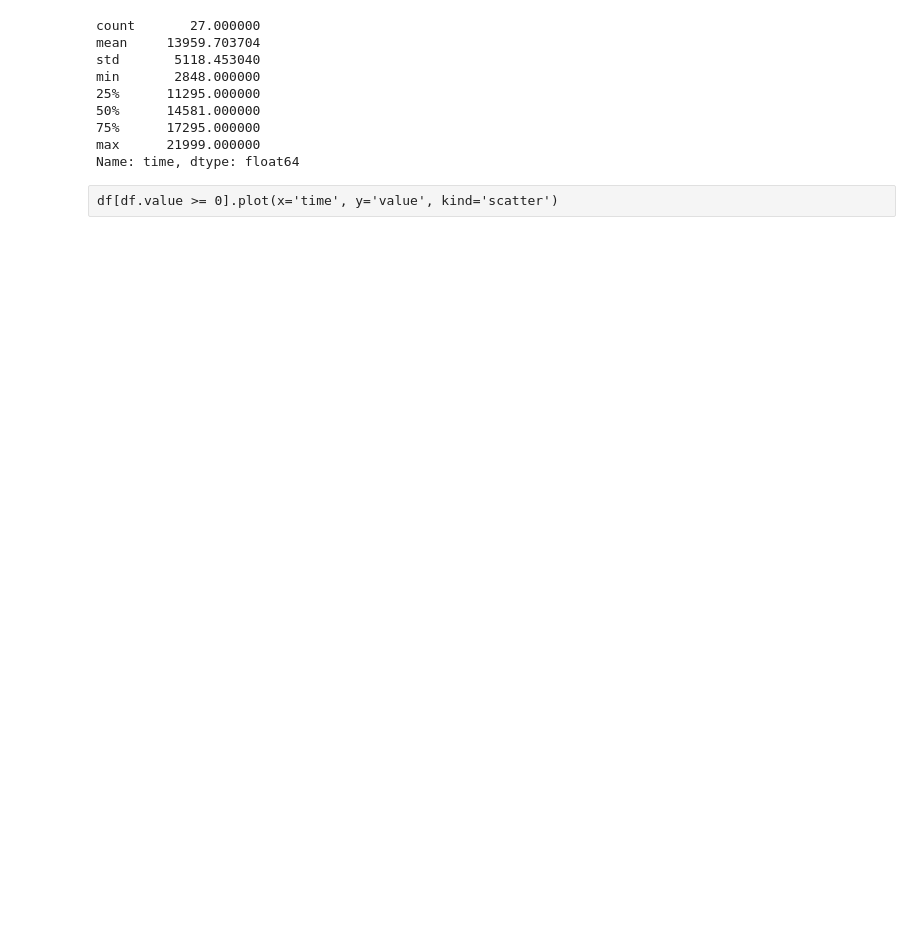
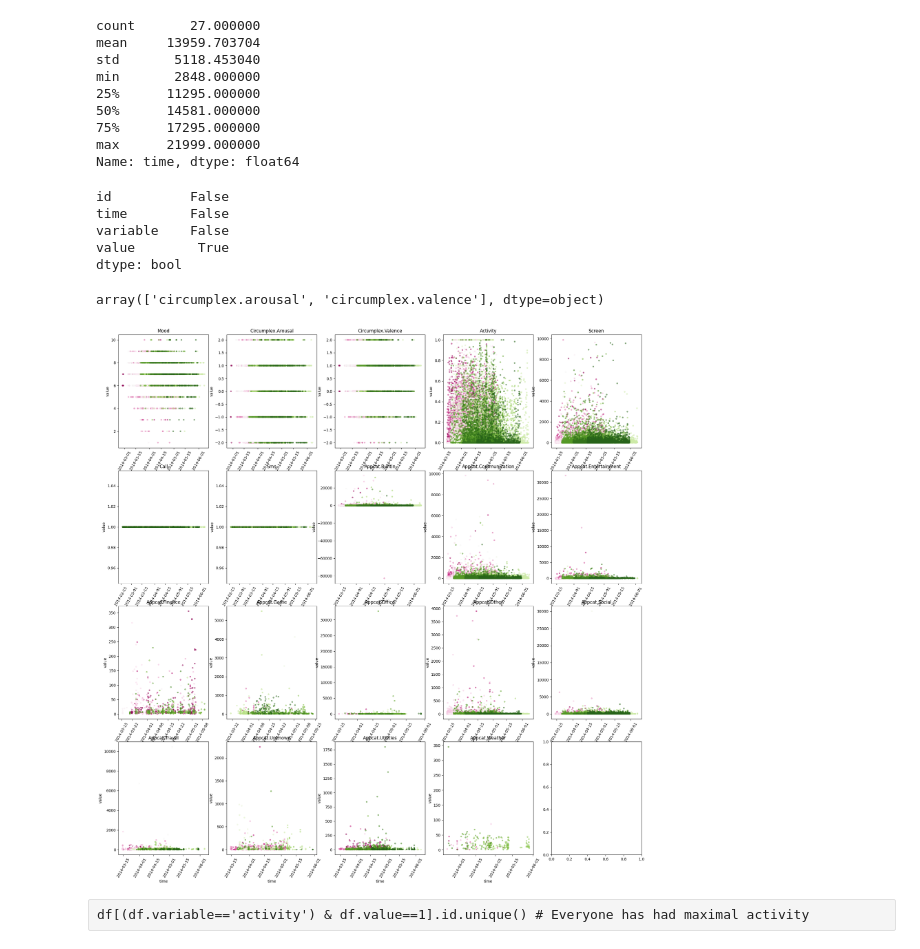
Before and after one commit to ChackMociute/Data-Mining-Techniques, a Jupyter notebook: Ass1.ipynb, the cells around one changed output. Cells and saved outputs as stored; diff of their text form; code cells hidden in the pictures; blank space fills up the shorter version.

```diff
--- a/Ass1.ipynb
+++ b/Ass1.ipynb
@@ -47,5 +50,32 @@ min       2848.000000
 75%      17295.000000
 max      21999.000000
 Name: time, dtype: float64
-# %% [raw]
-df[df.value >= 0].plot(x='time', y='value', kind='scatter')
+# %%
+df.isnull().any()
+# %% [output]
+id          False
+time        False
+variable    False
+value        True
+dtype: bool
+# %%
+df[df.isnull().value].variable.unique()
+# %% [output]
+array(['circumplex.arousal', 'circumplex.valence'], dtype=object)
+# %%
+# Distributions of the variables color coded for different individuals
+enc = LabelEncoder()
+enc.fit(df.id.unique())
+
+fig, axs = plt.subplots(4, 5, figsize=(25, 25))
+for var, ax in zip(df.variable.unique(), axs.flatten()[:19]):
+    df[df.variable==var].plot(x='time', y='value', kind='scatter', ax=ax,
+                                     c=enc.transform(df[df.variable==var].id),
+                                     cmap='PiYG', alpha=0.5, s=10, colorbar=False)
+    ax.set_title(var.title())
+    ax.tick_params('x', labelrotation=60)
+plt.show()
+# %% [output]
+[figure, added]
+# %% [raw]
+df[(df.variable=='activity') & df.value==1].id.unique() # Everyone has had maximal activity
```
Also changed, not shown: parts of 8 cells of this notebook.
